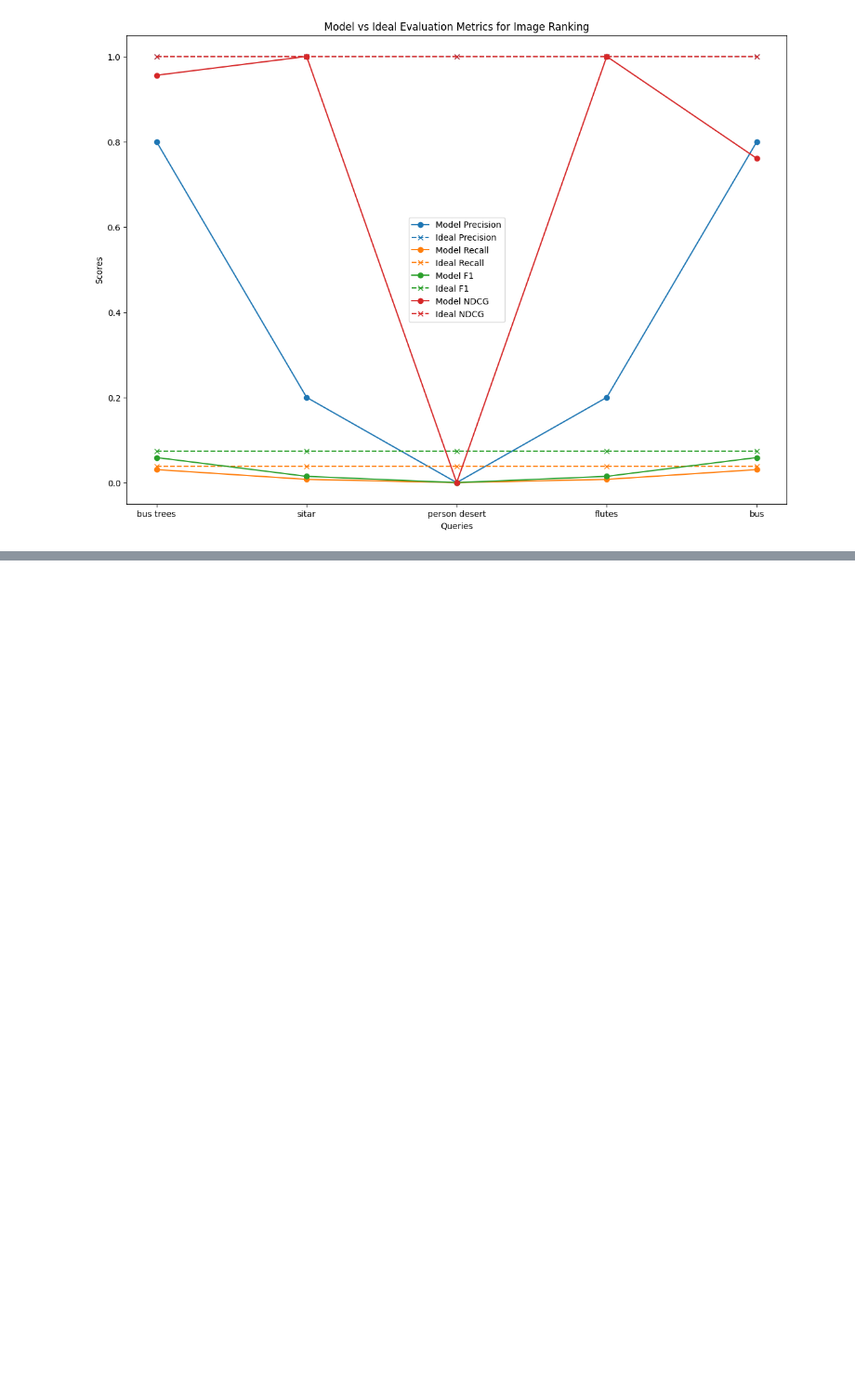
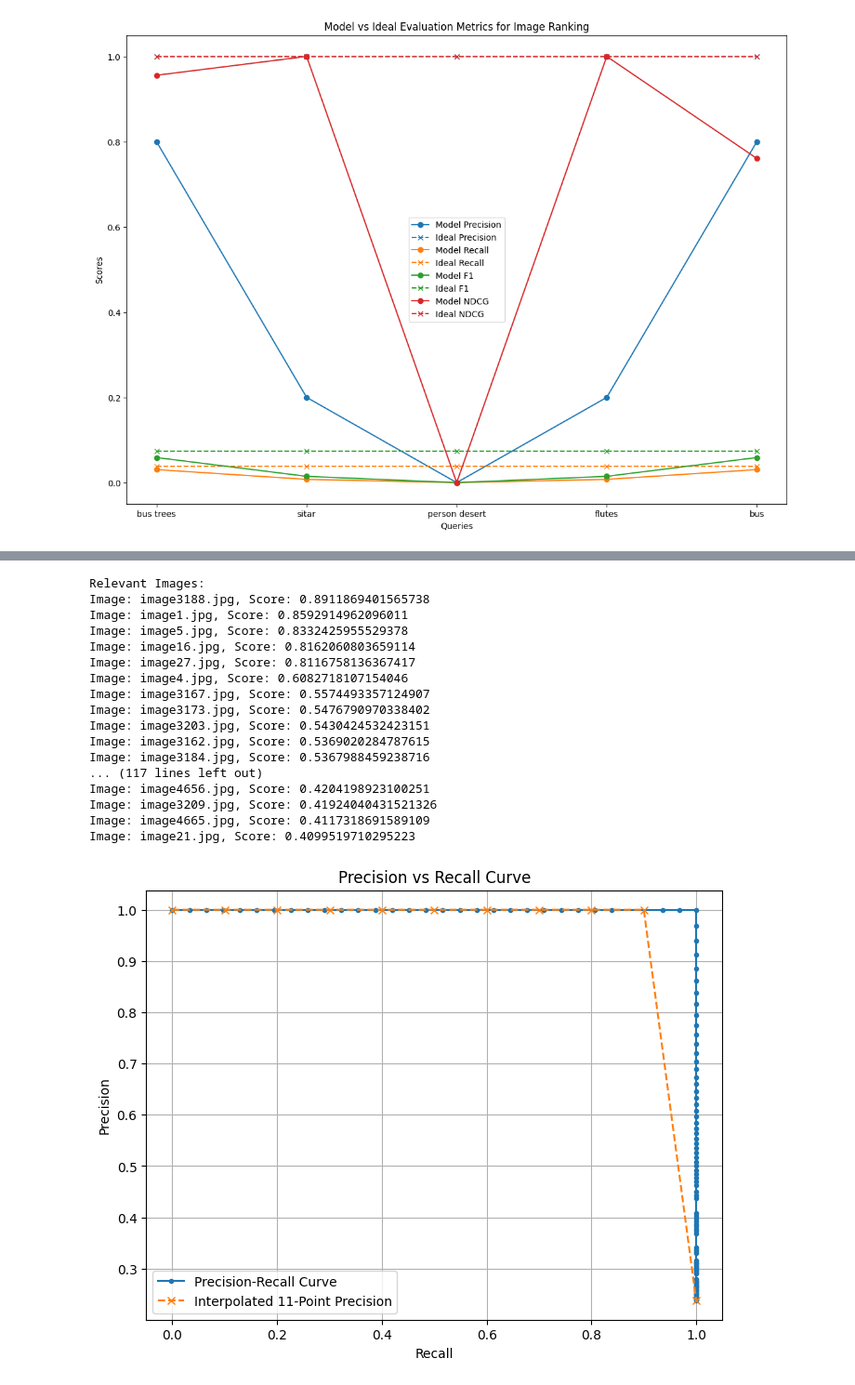
Before and after one commit to punyamsingh/IRIS, a Jupyter notebook: Evaluation.ipynb, the cells around one changed output, grey strips where cells are left out. Shown: that part at 93% size. Saved outputs shown, nothing was run; the diff lists cells and outputs as text; code cells hidden in the pictures; blank space fills up the shorter version.

Commit message:
Added step by step code to perform metric calculation and model evaluation

```diff
--- a/Evaluation.ipynb
+++ b/Evaluation.ipynb
@@ -162,6 +303,6 @@ def evaluate_model(query, relevance_data, top_k=10):
     return precision, recall, f1, ndcg
 
 # Example query evaluation
-query = "bus trees"
-evaluate_model(query, relevance_data, top_k=5)
+query = "Man playing flute"
+evaluate_model(query, relevance_data, top_k=10)
 # %% [output]
@@ -338,0 +791,72 @@ Ideal Ranked List:
+# %%
+import matplotlib.pyplot as plt
+import numpy as np
+from sklearn.metrics import precision_recall_curve
+
+# Function to calculate precision, recall, and plot the curves
+def plot_precision_recall_curve(query, similarity_scores, threshold=0.5):
+    # Extract the relevance labels and predicted scores
+    y_true = [1 if score >= threshold else 0 for _, _, _, score in similarity_scores]  # Relevance labels
+    y_scores = [score for _, _, _, score in similarity_scores]  # Prediction scores
+
+    # Calculate precision, recall, and thresholds
+    precision, recall, thresholds = precision_recall_curve(y_true, y_scores)
+
+    # Interpolate precision at 11 recall levels
+    recall_levels = np.linspace(0, 1, 11)
+    precision_interpolated = np.interp(recall_levels, recall[::-1], precision[::-1])
+
+    # Plot Precision vs Recall curve
+    plt.figure(figsize=(8, 6))
+    plt.plot(recall, precision, marker='.', label='Precision-Recall Curve')
+
+    # Plot interpolated 11-point Precision-Recall curve
+    plt.plot(recall_levels, precision_interpolated, marker='x', linestyle='--', label='Interpolated 11-Point Precision')
+
+    # Add labels and legend
+    plt.title('Precision vs Recall Curve')
+    plt.xlabel('Recall')
+    plt.ylabel('Precision')
+    plt.legend(loc='best')
+
+    # Show plot
+    plt.grid(True)
+    plt.show()
+
+# Example usage
+query = "Bus"
+similarity_scores = rank_images(query, threshold=0.4)
+
+# Classify images based on similarity
+relevant_images, non_relevant_images = classify_images_based_on_similarity(similarity_scores, threshold=0.5)
+
+# Print relevant and non-relevant images
+print("\nRelevant Images:")
+for image, score in relevant_images:
+    print(f"Image: {image}, Score: {score}")
+
+print("\nNon-Relevant Images:")
+for image, score in non_relevant_images:
+    print(f"Image: {image}, Score: {score}")
+
+# Plot Precision-Recall curve
+plot_precision_recall_curve(query, similarity_scores, threshold=0.5)
+# %% [output]
+Relevant Images:
+Image: image3188.jpg, Score: 0.8911869401565738
+Image: image1.jpg, Score: 0.8592914962096011
+Image: image5.jpg, Score: 0.8332425955529378
+Image: image16.jpg, Score: 0.8162060803659114
+Image: image27.jpg, Score: 0.8116758136367417
+Image: image4.jpg, Score: 0.6082718107154046
+Image: image3167.jpg, Score: 0.5574493357124907
+Image: image3173.jpg, Score: 0.5476790970338402
+Image: image3203.jpg, Score: 0.5430424532423151
+Image: image3162.jpg, Score: 0.5369020284787615
+Image: image3184.jpg, Score: 0.5367988459238716
+... (117 lines left out)
+Image: image4656.jpg, Score: 0.4204198923100251
+Image: image3209.jpg, Score: 0.41924040431521326
+Image: image4665.jpg, Score: 0.4117318691589109
+Image: image21.jpg, Score: 0.4099519710295223
+[figure, added]
```
Also changed, not shown: parts of 15 cells of this notebook.
